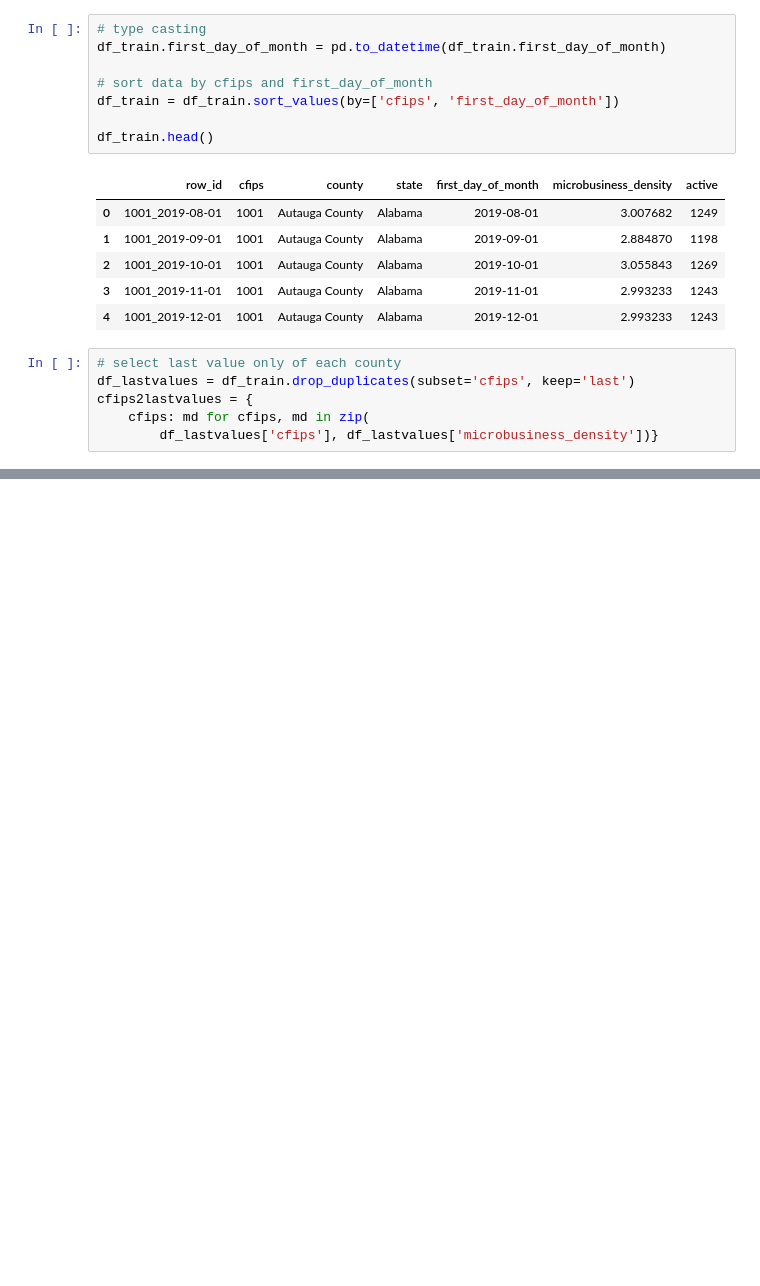
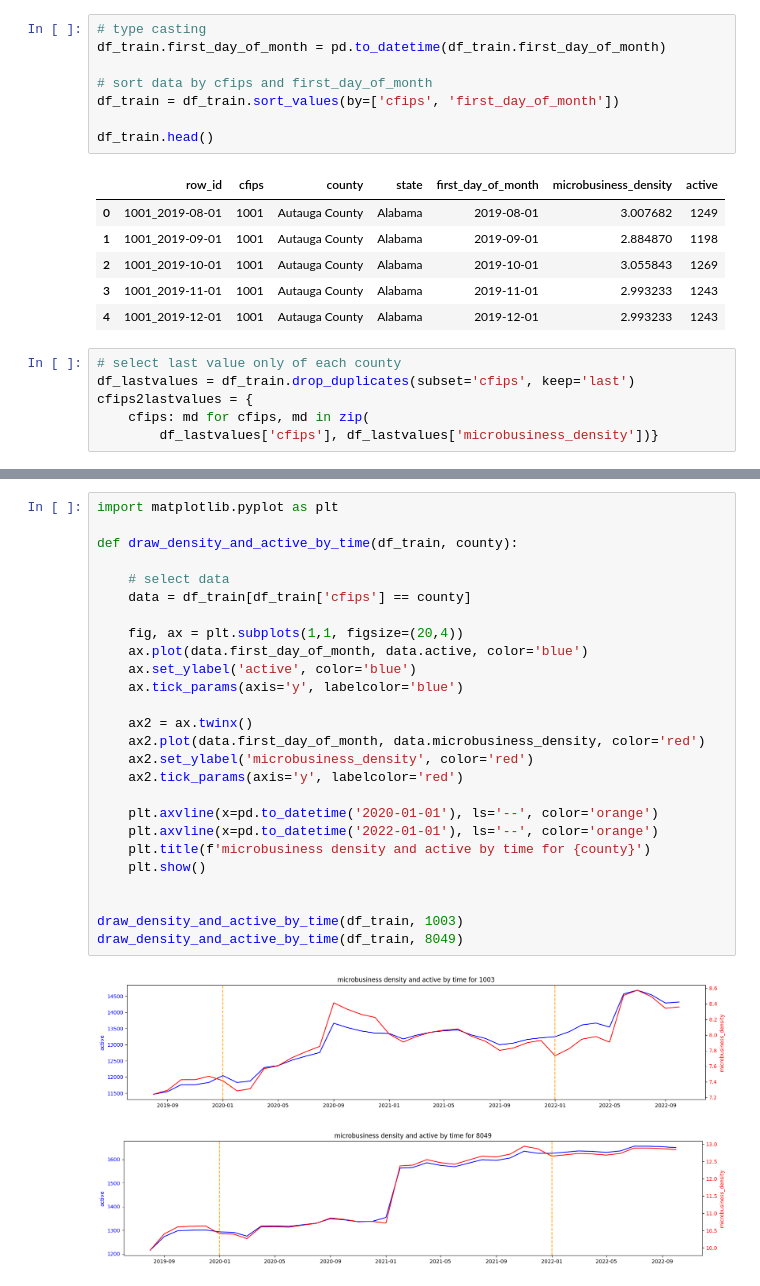
Before and after one commit to twndus/kaggle_study, a Jupyter notebook: godaddy/notebooks/1-1-baseline-lastvalue.ipynb, the cells around one changed output, grey strips where cells are left out. Drawn from its saved outputs; the diff is of its cells as text; blank space fills up the shorter version.

```diff
--- a/godaddy/notebooks/1-1-baseline-lastvalue.ipynb
+++ b/godaddy/notebooks/1-1-baseline-lastvalue.ipynb
@@ -166,0 +118,29 @@ np.float64(3.8673410842826885)
+# %%
+import matplotlib.pyplot as plt
+
+def draw_density_and_active_by_time(df_train, county):
+
+	# select data
+	data = df_train[df_train['cfips'] == county]
+
+	fig, ax = plt.subplots(1,1, figsize=(20,4))
+	ax.plot(data.first_day_of_month, data.active, color='blue')
+	ax.set_ylabel('active', color='blue')
+	ax.tick_params(axis='y', labelcolor='blue')
+
+	ax2 = ax.twinx()
+	ax2.plot(data.first_day_of_month, data.microbusiness_density, color='red')
+	ax2.set_ylabel('microbusiness_density', color='red')
+	ax2.tick_params(axis='y', labelcolor='red')
+
+	plt.axvline(x=pd.to_datetime('2020-01-01'), ls='--', color='orange')
+	plt.axvline(x=pd.to_datetime('2022-01-01'), ls='--', color='orange')
+	plt.title(f'microbusiness density and active by time for {county}')
+	plt.show()
+
+
+draw_density_and_active_by_time(df_train, 1003)
+draw_density_and_active_by_time(df_train, 8049)
+# %% [output]
+[figure, added]
+[figure, added]
```
Also changed, not shown: parts of 40 cells of this notebook.
